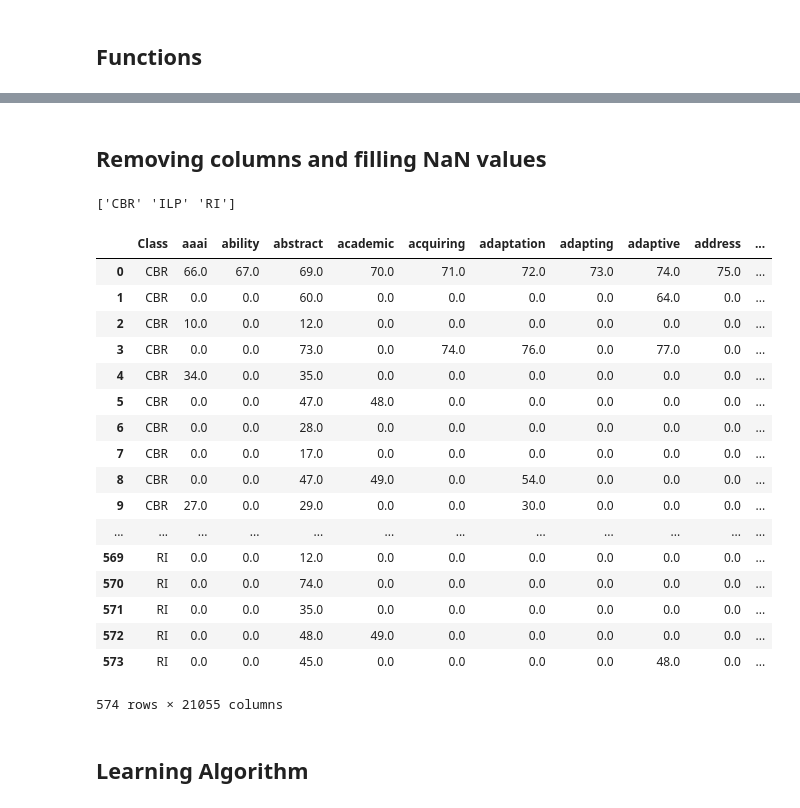
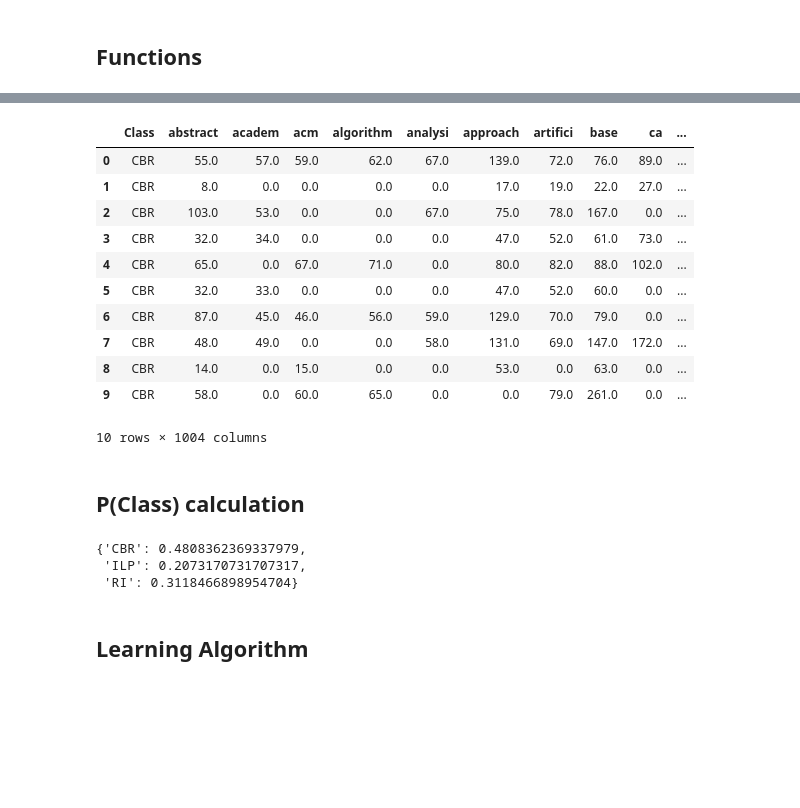
Before and after one commit to mauricioCS/Inteligent-Systems, a Jupyter notebook: naiveBayesTextMining.ipynb, the cells around one changed output, grey strips where cells are left out. Cells and saved outputs as stored; diff of their text form; code cells hidden in the pictures; blank space fills up the shorter version.

```diff
--- a/naiveBayesTextMining.ipynb
+++ b/naiveBayesTextMining.ipynb
@@ -143,41 +233,37 @@ File: CBR-1010Fuc23-32.txt
-# %% [markdown]
-## Removing columns and filling NaN values
-# %%
-clean = bow.copy()
-
-cols = search_bad_cols(clean)
-clean = clean.drop(columns=cols)
-
-# Changing NaN to 0
-clean.fillna(0, inplace=True)
-
-# Checking if all classes are in 'clean'
-print(clean.iloc[:, 0].unique())
-
-# Sorting dataframe values by column "Class"
-clean = clean.sort_values(by='Class')
-# Redefine dataframe index
-clean = clean.reset_index(drop=True)
-clean
-# %% [output]
-['CBR' 'ILP' 'RI']
-|  | Class | aaai | ability | abstract | academic | acquiring | adaptation | adapting | adaptive | address | ... |
-| 0 | CBR | 66.0 | 67.0 | 69.0 | 70.0 | 71.0 | 72.0 | 73.0 | 74.0 | 75.0 | ... |
-| 1 | CBR | 0.0 | 0.0 | 60.0 | 0.0 | 0.0 | 0.0 | 0.0 | 64.0 | 0.0 | ... |
-| 2 | CBR | 10.0 | 0.0 | 12.0 | 0.0 | 0.0 | 0.0 | 0.0 | 0.0 | 0.0 | ... |
-| 3 | CBR | 0.0 | 0.0 | 73.0 | 0.0 | 74.0 | 76.0 | 0.0 | 77.0 | 0.0 | ... |
-| 4 | CBR | 34.0 | 0.0 | 35.0 | 0.0 | 0.0 | 0.0 | 0.0 | 0.0 | 0.0 | ... |
-| 5 | CBR | 0.0 | 0.0 | 47.0 | 48.0 | 0.0 | 0.0 | 0.0 | 0.0 | 0.0 | ... |
-| 6 | CBR | 0.0 | 0.0 | 28.0 | 0.0 | 0.0 | 0.0 | 0.0 | 0.0 | 0.0 | ... |
-| 7 | CBR | 0.0 | 0.0 | 17.0 | 0.0 | 0.0 | 0.0 | 0.0 | 0.0 | 0.0 | ... |
-| 8 | CBR | 0.0 | 0.0 | 47.0 | 49.0 | 0.0 | 54.0 | 0.0 | 0.0 | 0.0 | ... |
-| 9 | CBR | 27.0 | 0.0 | 29.0 | 0.0 | 0.0 | 30.0 | 0.0 | 0.0 | 0.0 | ... |
-| ... | ... | ... | ... | ... | ... | ... | ... | ... | ... | ... | ... |
-| 569 | RI | 0.0 | 0.0 | 12.0 | 0.0 | 0.0 | 0.0 | 0.0 | 0.0 | 0.0 | ... |
-| 570 | RI | 0.0 | 0.0 | 74.0 | 0.0 | 0.0 | 0.0 | 0.0 | 0.0 | 0.0 | ... |
-| 571 | RI | 0.0 | 0.0 | 35.0 | 0.0 | 0.0 | 0.0 | 0.0 | 0.0 | 0.0 | ... |
-| 572 | RI | 0.0 | 0.0 | 48.0 | 49.0 | 0.0 | 0.0 | 0.0 | 0.0 | 0.0 | ... |
-| 573 | RI | 0.0 | 0.0 | 45.0 | 0.0 | 0.0 | 0.0 | 0.0 | 48.0 | 0.0 | ... |
-574 rows × 21055 columns
+# %%
+bow = pd.read_csv('bow.csv', index_col=0)
+bow.head(10)
+# %% [output]
+|  | Class | abstract | academ | acm | algorithm | analysi | approach | artifici | base | ca | ... |
+| 0 | CBR | 55.0 | 57.0 | 59.0 | 62.0 | 67.0 | 139.0 | 72.0 | 76.0 | 89.0 | ... |
+| 1 | CBR | 8.0 | 0.0 | 0.0 | 0.0 | 0.0 | 17.0 | 19.0 | 22.0 | 27.0 | ... |
+| 2 | CBR | 103.0 | 53.0 | 0.0 | 0.0 | 67.0 | 75.0 | 78.0 | 167.0 | 0.0 | ... |
+| 3 | CBR | 32.0 | 34.0 | 0.0 | 0.0 | 0.0 | 47.0 | 52.0 | 61.0 | 73.0 | ... |
+| 4 | CBR | 65.0 | 0.0 | 67.0 | 71.0 | 0.0 | 80.0 | 82.0 | 88.0 | 102.0 | ... |
+| 5 | CBR | 32.0 | 33.0 | 0.0 | 0.0 | 0.0 | 47.0 | 52.0 | 60.0 | 0.0 | ... |
+| 6 | CBR | 87.0 | 45.0 | 46.0 | 56.0 | 59.0 | 129.0 | 70.0 | 79.0 | 0.0 | ... |
+| 7 | CBR | 48.0 | 49.0 | 0.0 | 0.0 | 58.0 | 131.0 | 69.0 | 147.0 | 172.0 | ... |
+| 8 | CBR | 14.0 | 0.0 | 15.0 | 0.0 | 0.0 | 53.0 | 0.0 | 63.0 | 0.0 | ... |
+| 9 | CBR | 58.0 | 0.0 | 60.0 | 65.0 | 0.0 | 0.0 | 79.0 | 261.0 | 0.0 | ... |
+10 rows × 1004 columns
+# %% [markdown]
+## P(Class) calculation
+# %%
+# Calculating number of documents of each class
+n_cbr = bow.loc[bow['Class'] == 'CBR'].shape[0]
+n_ilp = bow.loc[bow['Class'] == 'ILP'].shape[0]
+n_ri = bow.loc[bow['Class'] == 'RI'].shape[0]
+
+# Calculating P(Class)
+p_class = dict()
+p_class['CBR'] = n_cbr/bow.shape[0]
+p_class['ILP'] = n_ilp/bow.shape[0]
+p_class['RI'] = n_ri/bow.shape[0]
+
+p_class
+# %% [output]
+{'CBR': 0.4808362369337979,
+ 'ILP': 0.2073170731707317,
+ 'RI': 0.3118466898954704}
 # %% [markdown]
 ## Learning Algorithm
```
Also changed, not shown: parts of 32 cells of this notebook.
